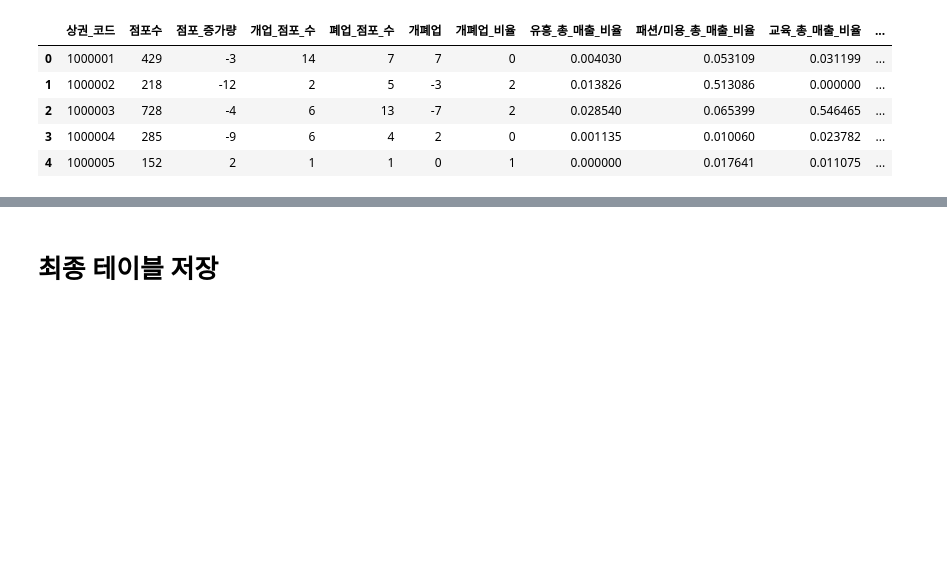
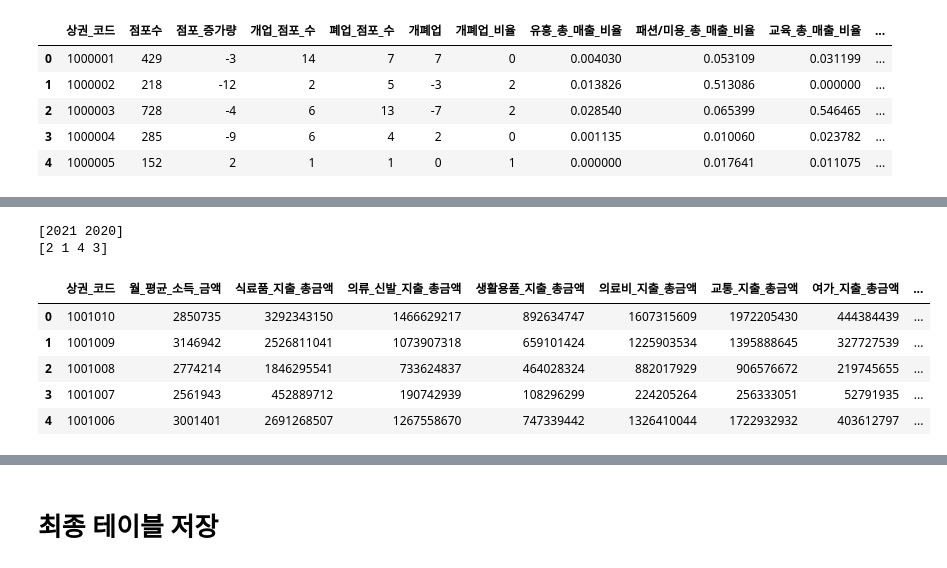
Before and after one commit to unknown-jun/seoul_data_contest, a Jupyter notebook: 상권_발달-지표/[상권발달] 2. Preprocessing.ipynb, the cells around one changed output, grey strips where cells are left out. Cells and saved outputs as stored; diff of their text form; code cells hidden in the pictures; blank space fills up the shorter version.

```diff
--- a/상권_발달-지표/[상권발달] 2. Preprocessing.ipynb
+++ b/상권_발달-지표/[상권발달] 2. Preprocessing.ipynb
@@ -457,0 +531,21 @@ df_full.head()
+# %%
+기준년_2020_3분기 = (df['기준 년 코드'] == 2020) & (df['기준_분기_코드'] == 3)
+기준년_2020_4분기 = (df['기준 년 코드'] == 2020) & (df['기준_분기_코드'] == 4)
+기준년_2021_1분기 = (df['기준 년 코드'] == 2021) & (df['기준_분기_코드'] == 1)
+기준년_2021_2분기 = (df['기준 년 코드'] == 2021) & (df['기준_분기_코드'] == 2)
+
+df = df[  기준년_2020_3분기  |  기준년_2020_4분기  |  기준년_2021_1분기  |  기준년_2021_2분기  ]
+print(df['기준 년 코드'].unique())
+print(df['기준_분기_코드'].unique())
+
+df.drop(['기준 년 코드', '기준_분기_코드','상권_구분_코드','상권_구분_코드_명','상권_코드_명', '소득_구간_코드', '지출_총금액'], axis=1, inplace=True)
+df.head()
+# %% [output]
+[2021 2020]
+[2 1 4 3]
+|  | 상권_코드 | 월_평균_소득_금액 | 식료품_지출_총금액 | 의류_신발_지출_총금액 | 생활용품_지출_총금액 | 의료비_지출_총금액 | 교통_지출_총금액 | 여가_지출_총금액 | ... |
+| 0 | 1001010 | 2850735 | 3292343150 | 1466629217 | 892634747 | 1607315609 | 1972205430 | 444384439 | ... |
+| 1 | 1001009 | 3146942 | 2526811041 | 1073907318 | 659101424 | 1225903534 | 1395888645 | 327727539 | ... |
+| 2 | 1001008 | 2774214 | 1846295541 | 733624837 | 464028324 | 882017929 | 906576672 | 219745655 | ... |
+| 3 | 1001007 | 2561943 | 452889712 | 190742939 | 108296299 | 224205264 | 256333051 | 52791935 | ... |
+| 4 | 1001006 | 3001401 | 2691268507 | 1267558670 | 747339442 | 1326410044 | 1722932932 | 403612797 | ... |
```
Also changed, not shown: parts of 10 cells of this notebook, 1 other file.
